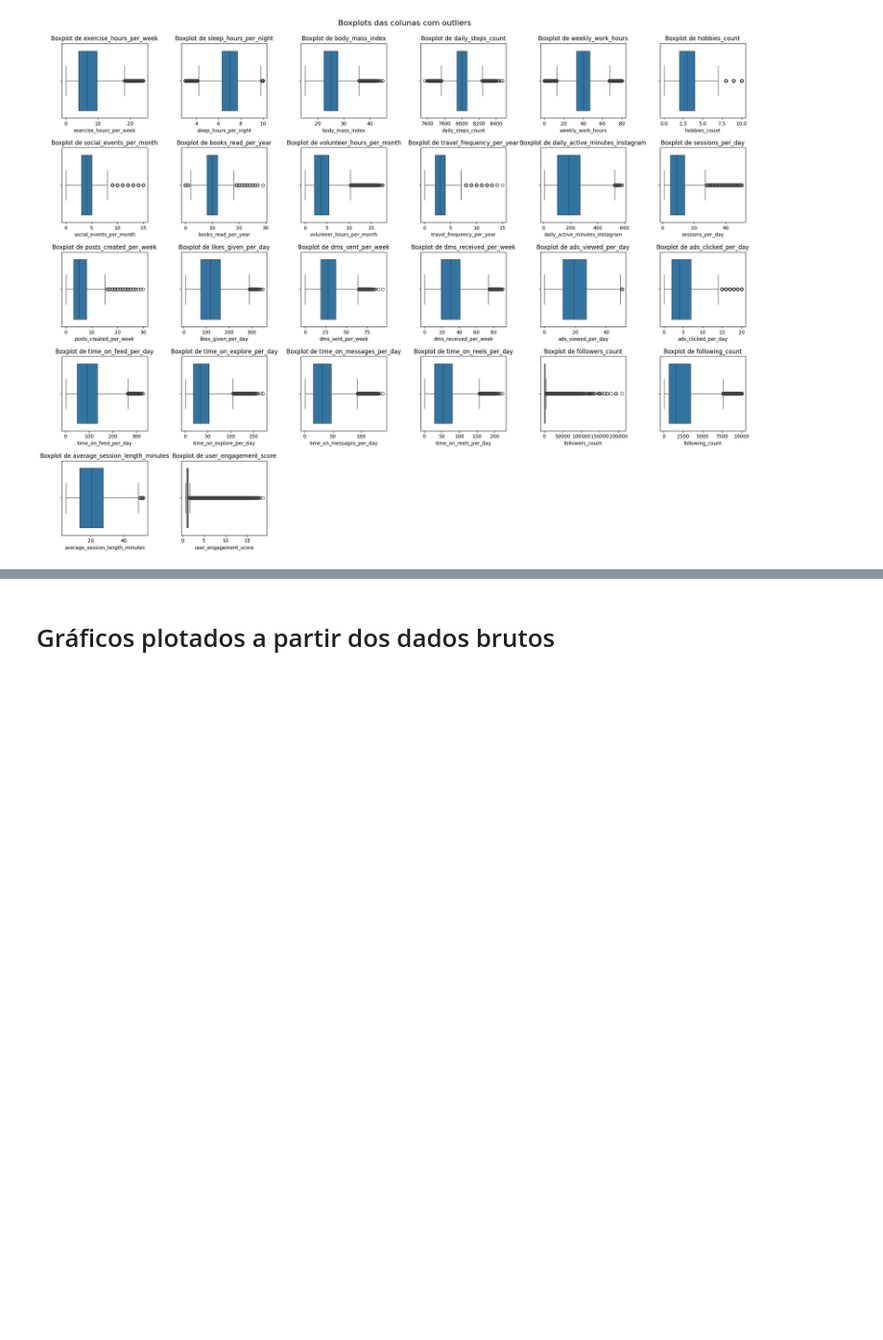
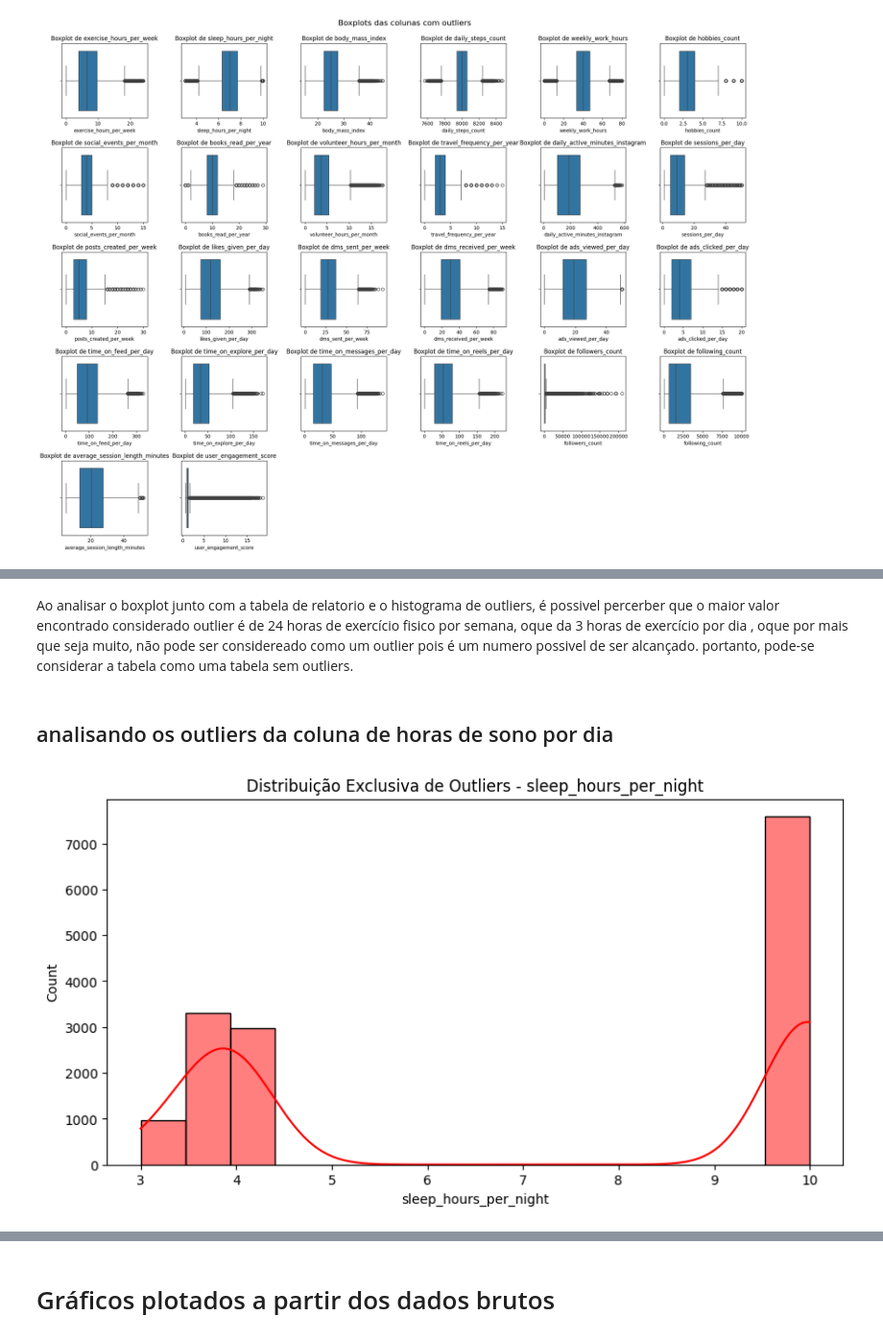
Before and after one commit to H3ytt0r62/SBD2-Social_Media_User_Analysis, a Jupyter notebook: Data layer/Raw/analytcs.ipynb, the cells around one changed output, grey strips where cells are left out. Shown at 96% size. Saved outputs shown, nothing was run; the diff lists cells and outputs as text; code cells hidden in the pictures; blank space fills up the shorter version.

```diff
--- a/Data layer/Raw/analytcs.ipynb
+++ b/Data layer/Raw/analytcs.ipynb
@@ -200,0 +201,19 @@ Apesar dos graficos apresentados acima apresentarem outliers é preciso analisar
+# %% [markdown]
+Ao analisar o boxplot junto com a tabela de relatorio e o histograma de outliers, é possivel percerber que o maior valor encontrado considerado outlier é de 24 horas de exercício fisico por semana, oque da 3 horas de exercício por dia , oque por mais que seja muito, não pode ser considereado como um outlier pois é um numero possivel de ser alcançado. portanto, pode-se considerar a tabela como uma tabela sem outliers.
+# %% [markdown]
+## analisando os outliers da coluna de horas de sono por dia
+# %%
+Q1 = df_raw["sleep_hours_per_night"].quantile(0.25)
+Q3 = df_raw["sleep_hours_per_night"].quantile(0.75)
+IQR = Q3 - Q1
+limite_inferior = Q1 - 1.5 * IQR
+limite_superior = Q3 + 1.5 * IQR
+
+df_apenas_outliers = df_raw[(df_raw["sleep_hours_per_night"] < limite_inferior) | (df_raw["sleep_hours_per_night"] > limite_superior)]
+
+plt.figure(figsize=(10, 5))
+sns.histplot(df_apenas_outliers["sleep_hours_per_night"], kde=True, color='red')
+plt.title(f'Distribuição Exclusiva de Outliers - {"sleep_hours_per_night"}')
+plt.show()
+# %% [output]
+[figure, added]
```
Also changed, not shown: parts of 32 cells of this notebook, 2 other files.
